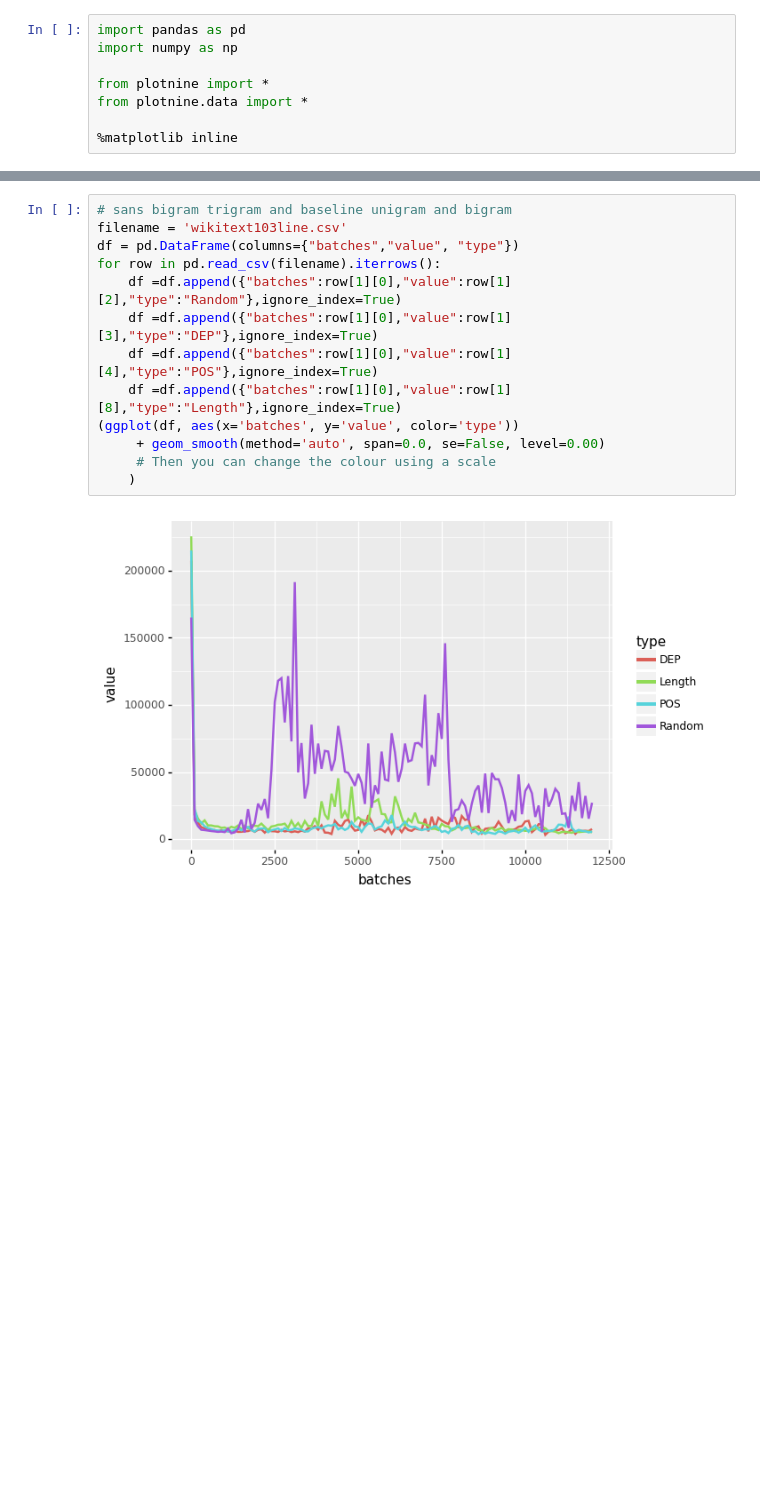
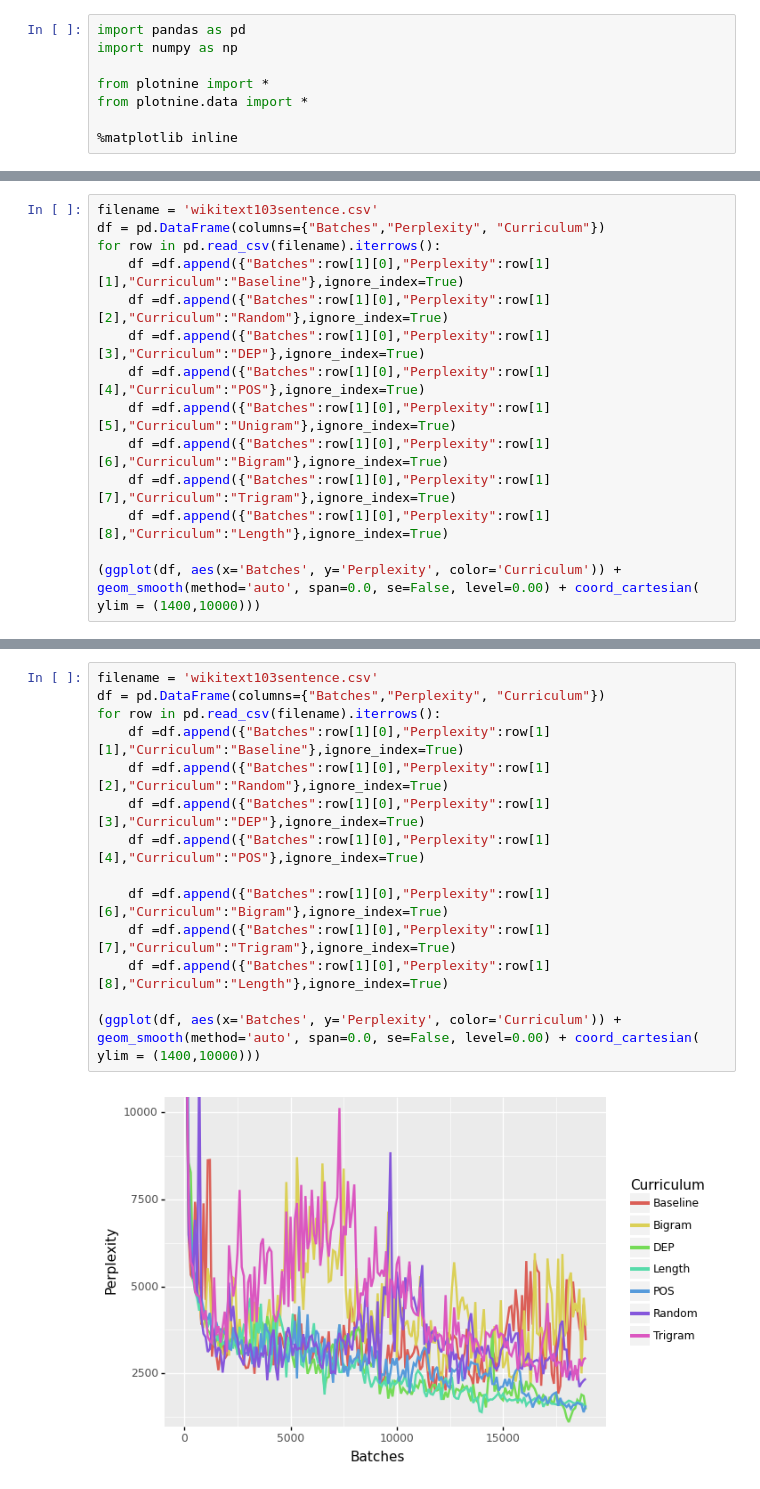
Before and after one commit to spacemanidol/UWTHESIS, a Jupyter notebook: Thesis/images/data/Generate Plots.ipynb, the cells around one changed output, grey strips where cells are left out. Saved outputs shown, nothing was run; the diff lists cells and outputs as text; blank space fills up the shorter version.

Commit message:
regenerating plots

```diff
--- a/Thesis/images/data/Generate Plots.ipynb
+++ b/Thesis/images/data/Generate Plots.ipynb
@@ -95,0 +113,14 @@ for row in pd.read_csv(filename).iterrows():
+# %%
+filename = 'wikitext103sentence.csv'
+df = pd.DataFrame(columns={"Batches","Perplexity", "Curriculum"})
+for row in pd.read_csv(filename).iterrows():
+    df =df.append({"Batches":row[1][0],"Perplexity":row[1][1],"Curriculum":"Baseline"},ignore_index=True)
+    df =df.append({"Batches":row[1][0],"Perplexity":row[1][2],"Curriculum":"Random"},ignore_index=True)
+    df =df.append({"Batches":row[1][0],"Perplexity":row[1][3],"Curriculum":"DEP"},ignore_index=True)
+    df =df.append({"Batches":row[1][0],"Perplexity":row[1][4],"Curriculum":"POS"},ignore_index=True)
+    df =df.append({"Batches":row[1][0],"Perplexity":row[1][5],"Curriculum":"Unigram"},ignore_index=True)
+    df =df.append({"Batches":row[1][0],"Perplexity":row[1][6],"Curriculum":"Bigram"},ignore_index=True)
+    df =df.append({"Batches":row[1][0],"Perplexity":row[1][7],"Curriculum":"Trigram"},ignore_index=True)
+    df =df.append({"Batches":row[1][0],"Perplexity":row[1][8],"Curriculum":"Length"},ignore_index=True)
+
+(ggplot(df, aes(x='Batches', y='Perplexity', color='Curriculum')) + geom_smooth(method='auto', span=0.0, se=False, level=0.00) + coord_cartesian( ylim = (1400,10000)))
@@ -96,15 +130,16 @@ for row in pd.read_csv(filename).iterrows():
 # %%
-# sans bigram trigram and baseline unigram and bigram
-filename = 'wikitext103line.csv'
-df = pd.DataFrame(columns={"batches","value", "type"})
+filename = 'wikitext103sentence.csv'
+df = pd.DataFrame(columns={"Batches","Perplexity", "Curriculum"})
 for row in pd.read_csv(filename).iterrows():
-    df =df.append({"batches":row[1][0],"value":row[1][2],"type":"Random"},ignore_index=True)
-    df =df.append({"batches":row[1][0],"value":row[1][3],"type":"DEP"},ignore_index=True)
-    df =df.append({"batches":row[1][0],"value":row[1][4],"type":"POS"},ignore_index=True)
-    df =df.append({"batches":row[1][0],"value":row[1][8],"type":"Length"},ignore_index=True)
-(ggplot(df, aes(x='batches', y='value', color='type'))
-     + geom_smooth(method='auto', span=0.0, se=False, level=0.00)
-     # Then you can change the colour using a scale
-    )
+    df =df.append({"Batches":row[1][0],"Perplexity":row[1][1],"Curriculum":"Baseline"},ignore_index=True)
+    df =df.append({"Batches":row[1][0],"Perplexity":row[1][2],"Curriculum":"Random"},ignore_index=True)
+    df =df.append({"Batches":row[1][0],"Perplexity":row[1][3],"Curriculum":"DEP"},ignore_index=True)
+    df =df.append({"Batches":row[1][0],"Perplexity":row[1][4],"Curriculum":"POS"},ignore_index=True)
+
+    df =df.append({"Batches":row[1][0],"Perplexity":row[1][6],"Curriculum":"Bigram"},ignore_index=True)
+    df =df.append({"Batches":row[1][0],"Perplexity":row[1][7],"Curriculum":"Trigram"},ignore_index=True)
+    df =df.append({"Batches":row[1][0],"Perplexity":row[1][8],"Curriculum":"Length"},ignore_index=True)
+
+(ggplot(df, aes(x='Batches', y='Perplexity', color='Curriculum')) + geom_smooth(method='auto', span=0.0, se=False, level=0.00) + coord_cartesian( ylim = (1400,10000)))
 # %% [output]
-[figure, old version]
+[figure, new version]
```
Also changed, not shown: parts of 14 cells of this notebook, 15 other files.
